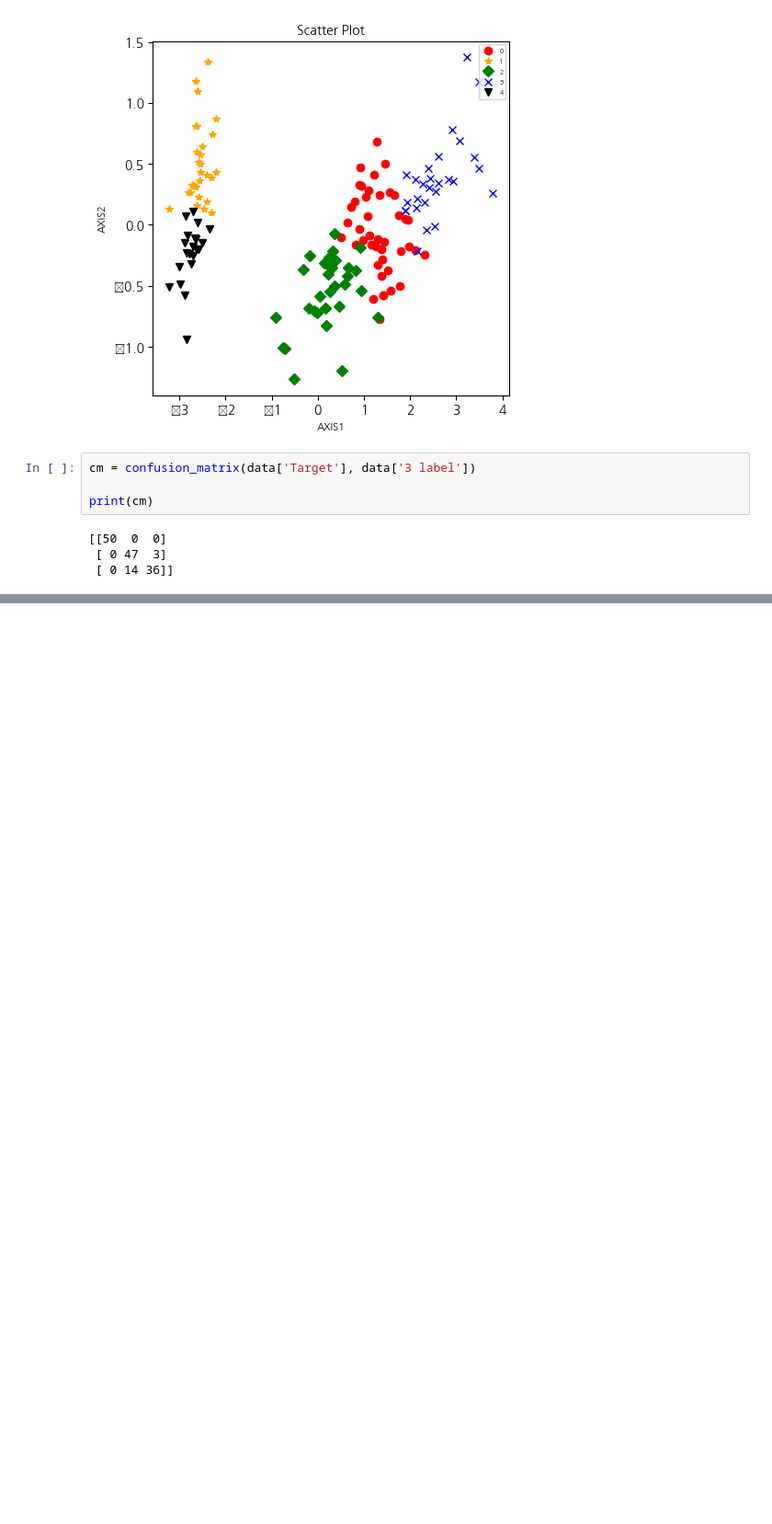
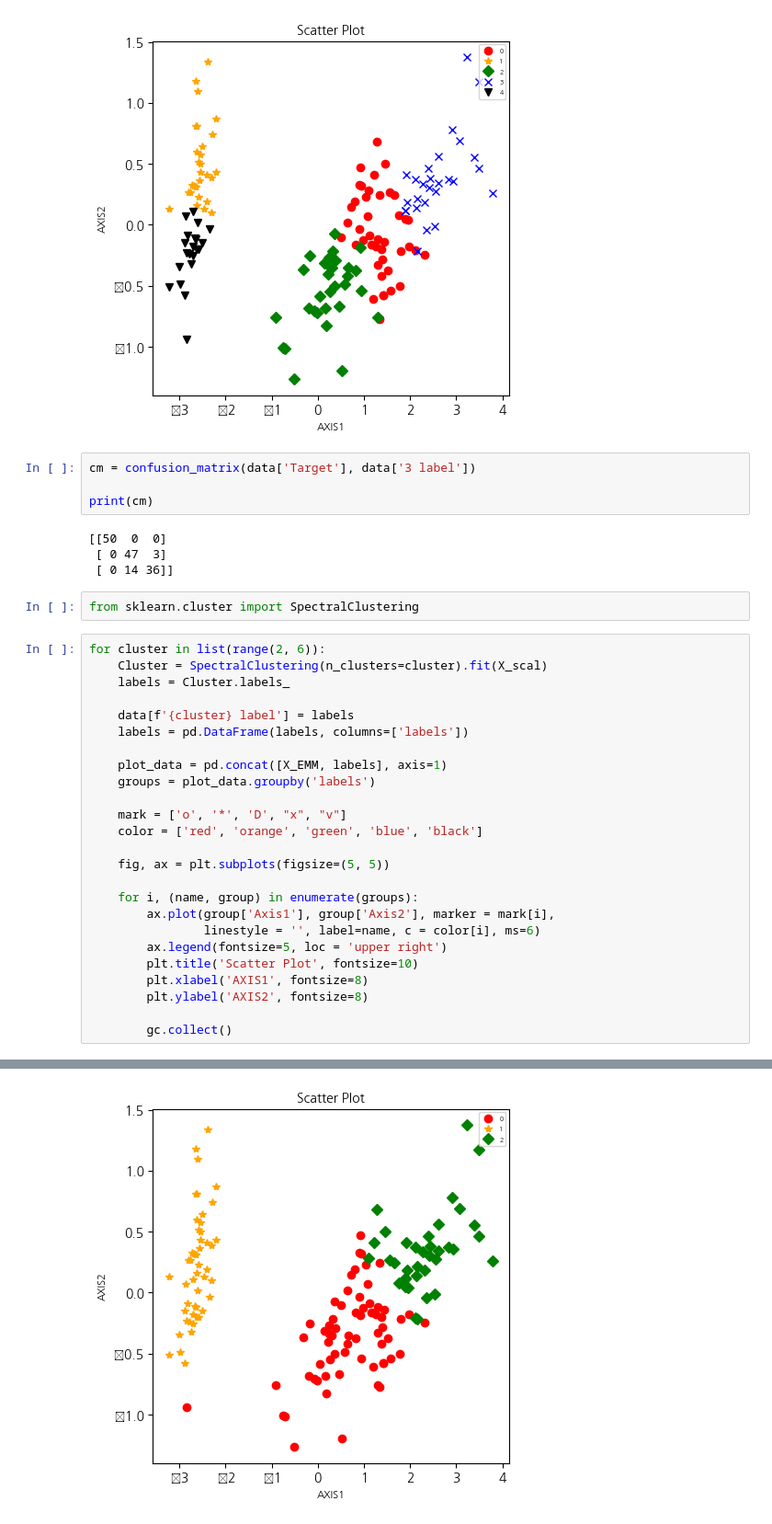
Before and after one commit to miri6913/Fast_Campus-Machine_Learning-, a Jupyter notebook: Clustering/k-means.ipynb, the cells around one changed output, grey strips where cells are left out. Shown at 92% size. Saved outputs shown, nothing was run; the diff lists cells and outputs as text; blank space fills up the shorter version.

Commit message:
Trained Spectral Clustering

```diff
--- a/Clustering/k-means.ipynb
+++ b/Clustering/k-means.ipynb
@@ -297,3 +297,31 @@ print(cm)
 [[50  0  0]
  [ 0 47  3]
  [ 0 14 36]]
+# %%
+from sklearn.cluster import SpectralClustering
+# %%
+for cluster in list(range(2, 6)):
+    Cluster = SpectralClustering(n_clusters=cluster).fit(X_scal)
+    labels = Cluster.labels_
+
+    data[f'{cluster} label'] = labels
+    labels = pd.DataFrame(labels, columns=['labels'])
+
+    plot_data = pd.concat([X_EMM, labels], axis=1)
+    groups = plot_data.groupby('labels')
+
+    mark = ['o', '*', 'D', "x", "v"]
+    color = ['red', 'orange', 'green', 'blue', 'black']
+
+    fig, ax = plt.subplots(figsize=(5, 5))
+
+    for i, (name, group) in enumerate(groups):
+        ax.plot(group['Axis1'], group['Axis2'], marker = mark[i],
+                linestyle = '', label=name, c = color[i], ms=6)
+        ax.legend(fontsize=5, loc = 'upper right')
+        plt.title('Scatter Plot', fontsize=10)
+        plt.xlabel('AXIS1', fontsize=8)
+        plt.ylabel('AXIS2', fontsize=8)
+
+        gc.collect()
+# %% [output]
@@ -299,0 +329 @@ print(cm)
+[figure, added]
```
Also changed, not shown: parts of 1 cell of this notebook.
